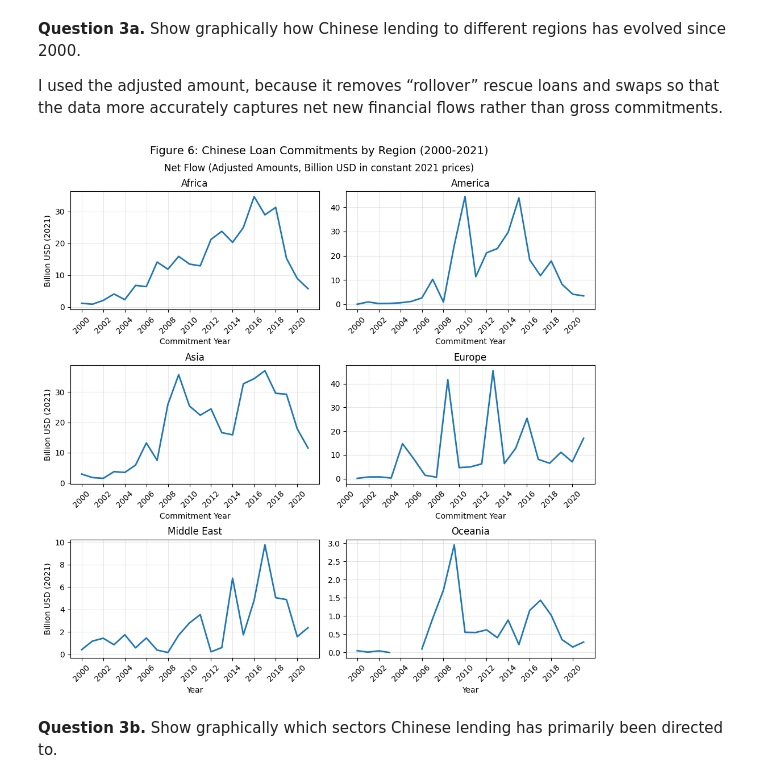
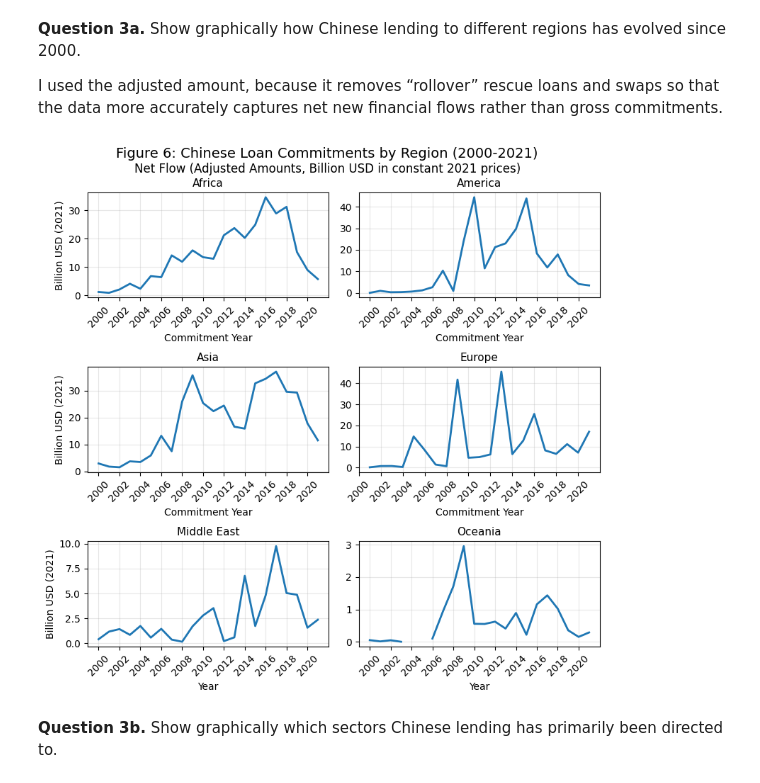
Before and after one commit to J-Wilke/Computational-Economics, a Jupyter notebook: Data Viz/China as a Global Creditor - a Data Excercise/Data Excercise.ipynb, the cells around one changed output. Cells and saved outputs as stored; diff of their text form; code cells hidden in the pictures.

```diff
--- a/Data Viz/China as a Global Creditor - a Data Excercise/Data Excercise.ipynb
+++ b/Data Viz/China as a Global Creditor - a Data Excercise/Data Excercise.ipynb
@@ -653,7 +653,7 @@ AidData_pivot = AidData_grouped.pivot(
 )
 
 # Facet wrap plot
-fig, axes = plt.subplots(nrows=3, ncols=2, figsize=(10, 10), sharex=False)
+fig, axes = plt.subplots(nrows=3, ncols=2, figsize=(8, 8), sharex=False)
 axes = axes.flatten()
 regions = AidData_pivot.columns.sort_values()  # Sort regions
 
@@ -661,7 +661,7 @@ for i, region in enumerate(regions):
     if i < len(axes):
         ax = axes[i]
         AidData_pivot[region].plot(ax=ax, linewidth=2)
-        ax.set_title(region, loc="center", fontsize=12)
+        ax.set_title(region, loc="center", fontsize=11)
 
         # Add vertical grid (for years)
         ax.grid(True, axis='both', alpha=0.3)
@@ -670,35 +670,33 @@ for i, region in enumerate(regions):
         years = range(2000, 2022, 2)  # Every 2 years from 2000 to 2021
         ax.set_xticks(years)
         ax.set_xticklabels(years, rotation=45)
 
         # Format Y-axis - only for left column (even indices: 0, 2, 4)
         if i % 2 == 0:
             ax.set_ylabel("Billion USD (2021)")
 
         # X-axis label only for bottom plots
         if i >= len(axes) - 2:
             ax.set_xlabel("Year")
 
 # Format title
 plt.suptitle(
     "Figure 6: Chinese Loan Commitments by Region (2000-2021)",
     fontsize=14,
     y=0.98
 )
 plt.figtext(
     0.5, 0.935,
     "Net Flow (Adjusted Amounts, Billion USD in constant 2021 prices)",
     ha='center',
     fontsize=12
 )
 
 # Adjust layout
 plt.tight_layout()
 plt.subplots_adjust(top=0.9)
-
-
 plt.show()
 # %% [output]
-[figure, old version]
+[figure, new version]
 # %% [markdown]
 **Question 3b.** Show graphically which sectors Chinese lending has primarily been directed to.
```
Also changed, not shown: parts of 3 cells of this notebook.
